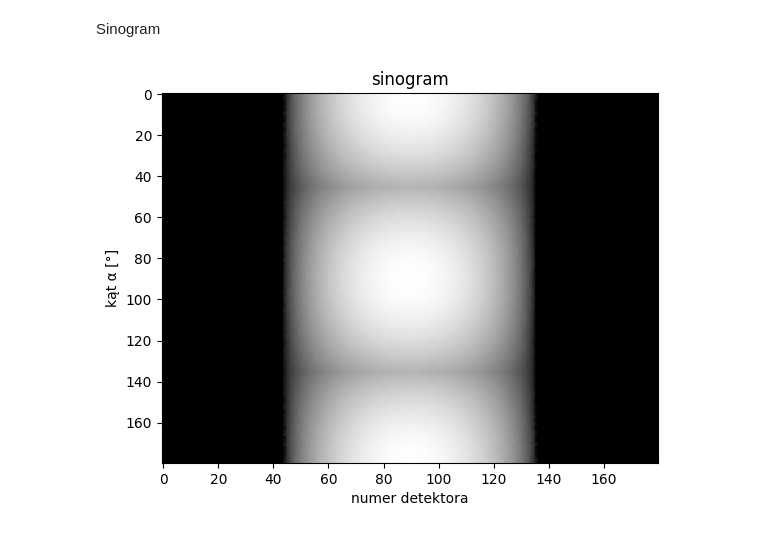
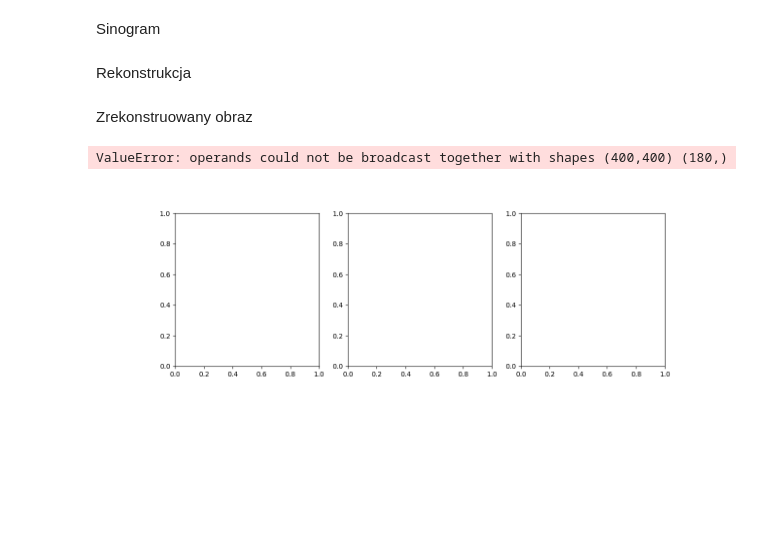
Before and after one commit to KJakuz/computed-tomography-simulator, a Jupyter notebook: main.ipynb, the cells around one changed output. Drawn from its saved outputs; the diff is of its cells as text; code cells hidden in the pictures; blank space fills up the shorter version.

Commit message:
not working visualizations

```diff
--- a/main.ipynb
+++ b/main.ipynb
@@ -103,10 +93,10 @@ sinogram /= sinogram.max()
 # %% [markdown]
 Sinogram
 # %%
-plt.imshow(sinogram, cmap='gray', aspect='auto')
-plt.xlabel('numer detektora')
-plt.ylabel('kąt α [°]')
-plt.title('sinogram')
-plt.show()
+#plt.imshow(sinogram, cmap='gray', aspect='auto')
+#plt.xlabel('numer detektora')
+#plt.ylabel('kąt α [°]')
+#plt.title('sinogram')
+#plt.show()
-# %% [output]
-[figure, removed]
+# %% [markdown]
+Rekonstrukcja
@@ -112,0 +130,2 @@ plt.show()
+# %% [markdown]
+Zrekonstruowany obraz
@@ -112,0 +136,57 @@ plt.show()
+# %%
+%matplotlib widget
+
+import matplotlib.pyplot as plt
+from matplotlib.widgets import Slider, Button
+
+fig, axes = plt.subplots(1, 3, figsize=(13, 5))
+plt.subplots_adjust(bottom=0.25)
+
+sinogram = generate_sinogram(angles, offsets,H,W)
+reconstructed = backproject(sinogram, angles, offsets, 20, H, W)
+
+def rysuj(n):
+
+    axes[0].cla()
+    axes[1].cla()
+    axes[2].cla()
+
+    axes[0].imshow(bitmap, cmap='gray')
+    axes[1].imshow(sinogram[:n], cmap='gray', aspect='auto')
+    axes[2].imshow(reconstructed[:n], cmap='gray')
+
+    axes[0].set_title('oryginał')
+    axes[1].set_title(f'sinogram ({n}/{len(angles)} kątów)')
+    axes[2].set_title(f'rekonstrukcja ({n}/{len(angles)} kątów)')
+
+    axes[0].axis('off')
+    axes[1].axis('off')
+    axes[2].axis('off')
+
+    fig.canvas.draw_idle()
+
+# ── suwak ─────────────────────────────────────────────────
+ax_suwak = plt.axes([0.2, 0.12, 0.6, 0.03])
+suwak = Slider(ax_suwak, 'Kąt', 1, len(angles), valinit=1, valstep=1)
+
+def on_suwak(val):
+    rysuj(int(suwak.val))
+    print(int(suwak.val))
+
+suwak.on_changed(on_suwak)
+
+# ── przycisk pełny wynik ──────────────────────────────────
+ax_btn = plt.axes([0.4, 0.04, 0.2, 0.06])
+btn = Button(ax_btn, 'Generuj pełny wynik')
+
+def on_btn(event):
+    suwak.set_val(len(angles))
+
+btn.on_clicked(on_btn)
+
+# ── start ─────────────────────────────────────────────────
+rysuj(1)
+plt.show()
+# %% [output]
+ValueError: operands could not be broadcast together with shapes (400,400) (180,)
+[figure, added]
```
Also changed, not shown: parts of 6 cells of this notebook, 2 other files.
